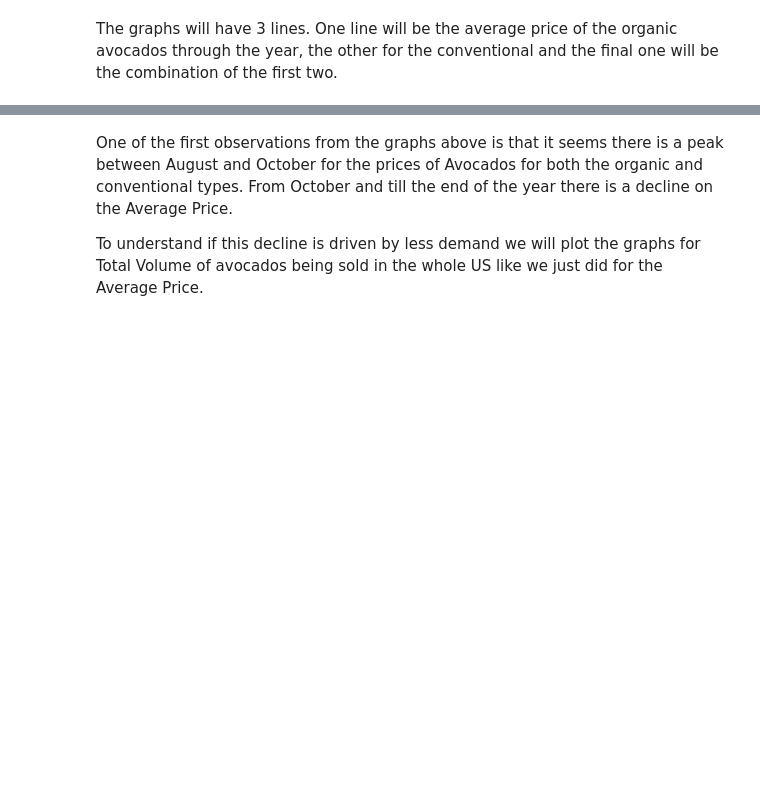
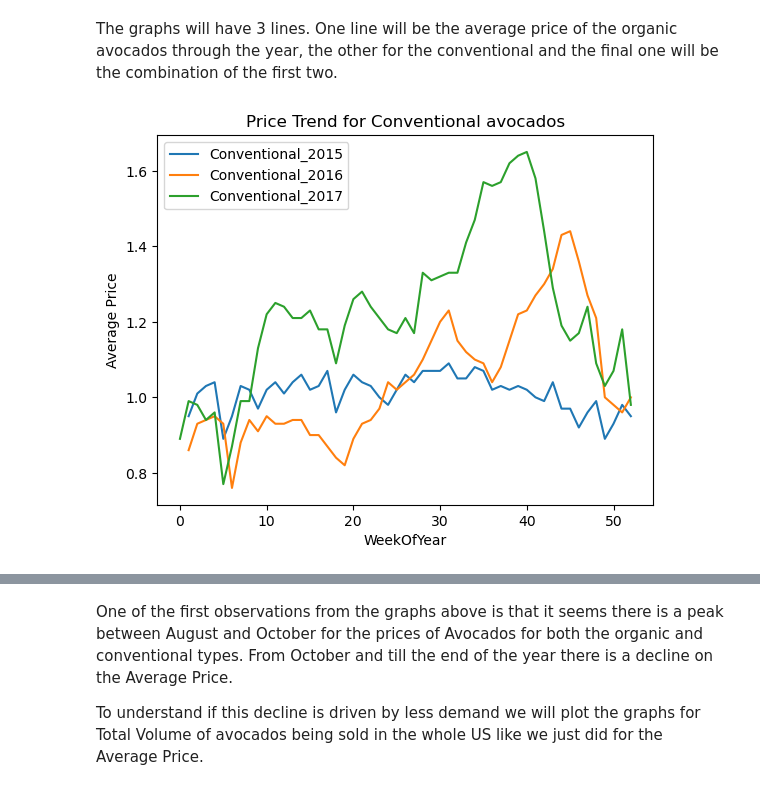
Before and after one commit to statho7/project_avocado, a Jupyter notebook: avocado.ipynb, the cells around one changed output, grey strips where cells are left out. Cells and saved outputs as stored; diff of their text form; code cells hidden in the pictures; blank space fills up the shorter version.

```diff
--- a/avocado.ipynb
+++ b/avocado.ipynb
@@ -138,7 +256,7 @@ To examine the trends for average price we are going to plot a graph for each ye
 First step is to create a new dataframe that will combine the duplicate rows for the same date as the current dataset has one row for each date, one for the organic avocados observation and the other for the conventional. Then this new dataframe will be used to plot our graphs.
 # %%
 # Pivot the DataFrame to have 'Date' as the index and 'Type' as columns
-pivot_df = total_us_df.pivot(index=['Date','year'], columns='type', values='AveragePrice')
+pivot_df = total_us_df.pivot(index=['Date','year','WeekOfYear'], columns='type', values='AveragePrice')
 
 # Calculate the average of 'Organic' and 'Conventional' columns
 pivot_df['AveragePriceCombined'] = pivot_df.mean(axis=1)
@@ -215,19 +270,0 @@ plt.show()
-# %%
-# Calculate daily price difference
-result_df['PriceDiffOrganic'] = result_df['Organic'].diff()
-result_df['PriceDiffConventional'] = result_df['Conventional'].diff()
-
-# Calculate percentage difference
-result_df['PriceDiffPercentOrganic'] = result_df['PriceDiffOrganic']/result_df['Organic'].shift(1) * 100
-result_df['PriceDiffPercentConventional'] = result_df['PriceDiffConventional']/result_df['Conventional'].shift(1) * 100
-
-# # Plot average price over date
-plt.figure(figsize=(24,8))
-# Plot trends
-# plt.plot(result_df['Date'], result_df['PriceDiff'], label='Daily Difference')
-plt.plot(result_df['Date'], result_df['PriceDiffPercentOrganic'], label='Organic Daily % Change')
-plt.plot(result_df['Date'], result_df['PriceDiffPercentConventional'], label='Conventional Daily % Change')
-
-plt.legend()
-plt.ylabel('USD Price Change')
-plt.title('Avocado Price Trends')
@@ -236,19 +270,0 @@ result_df
-# %%
-# Calculate daily price difference
-result_df['PriceDiffOrganic'] = result_df['Organic'].diff()
-result_df['PriceDiffConventional'] = result_df['Conventional'].diff()
-
-# # Calculate percentage difference
-# result_df['PriceDiffPercentOrganic'] = result_df['PriceDiffOrganic']/result_df['Organic'].shift(1) * 100
-# result_df['PriceDiffPercentConventional'] = result_df['PriceDiffConventional']/result_df['Conventional'].shift(1) * 100
-
-# # Plot average price over date
-plt.figure(figsize=(24,8))
-# Plot trends
-# plt.plot(result_df['Date'], result_df['PriceDiff'], label='Daily Difference')
-plt.plot(result_df['Date'], result_df['PriceDiffOrganic'], label='Organic Daily % Change')
-plt.plot(result_df['Date'], result_df['PriceDiffConventional'], label='Conventional Daily % Change')
-
-plt.legend()
-plt.ylabel('USD Price Change')
-plt.title('Avocado Price Trends')
@@ -303,0 +271,4 @@ for year in range(2015,2018):
+# %%
+plotConventionalAvocadosAveragePriceForYears(result_df)
+# %% [output]
+[figure, added]
```
Also changed, not shown: parts of 128 cells of this notebook, 5 other files.
